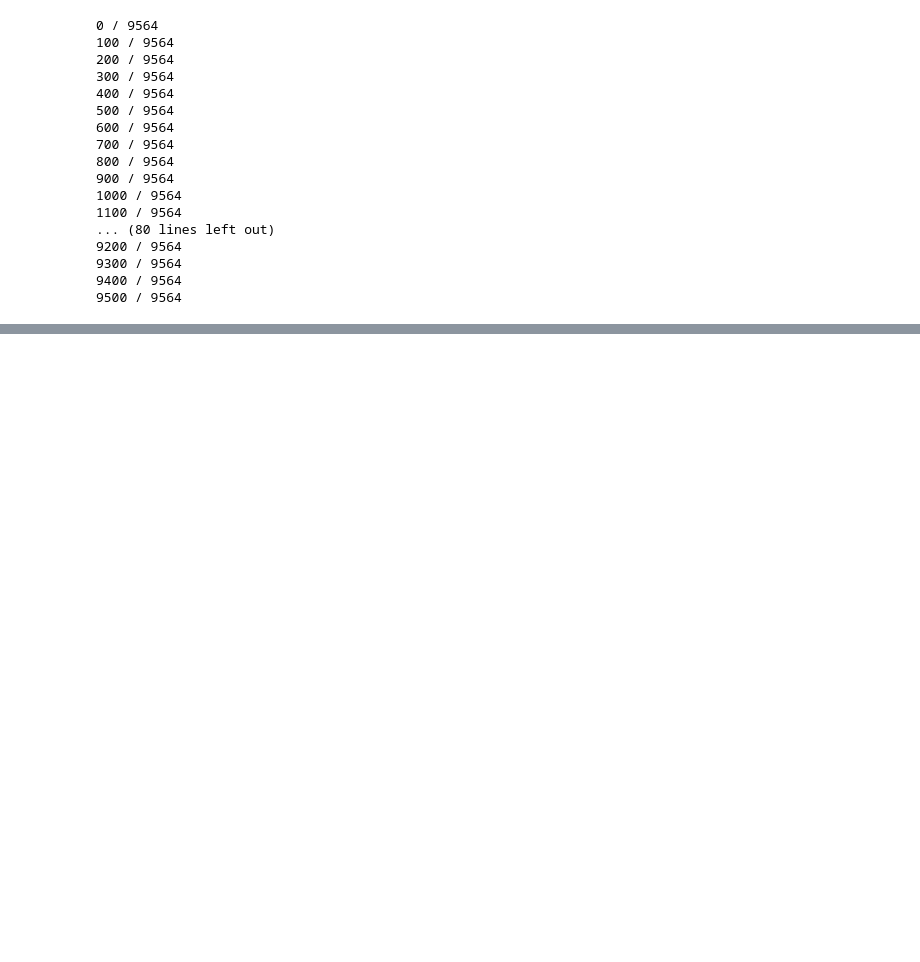
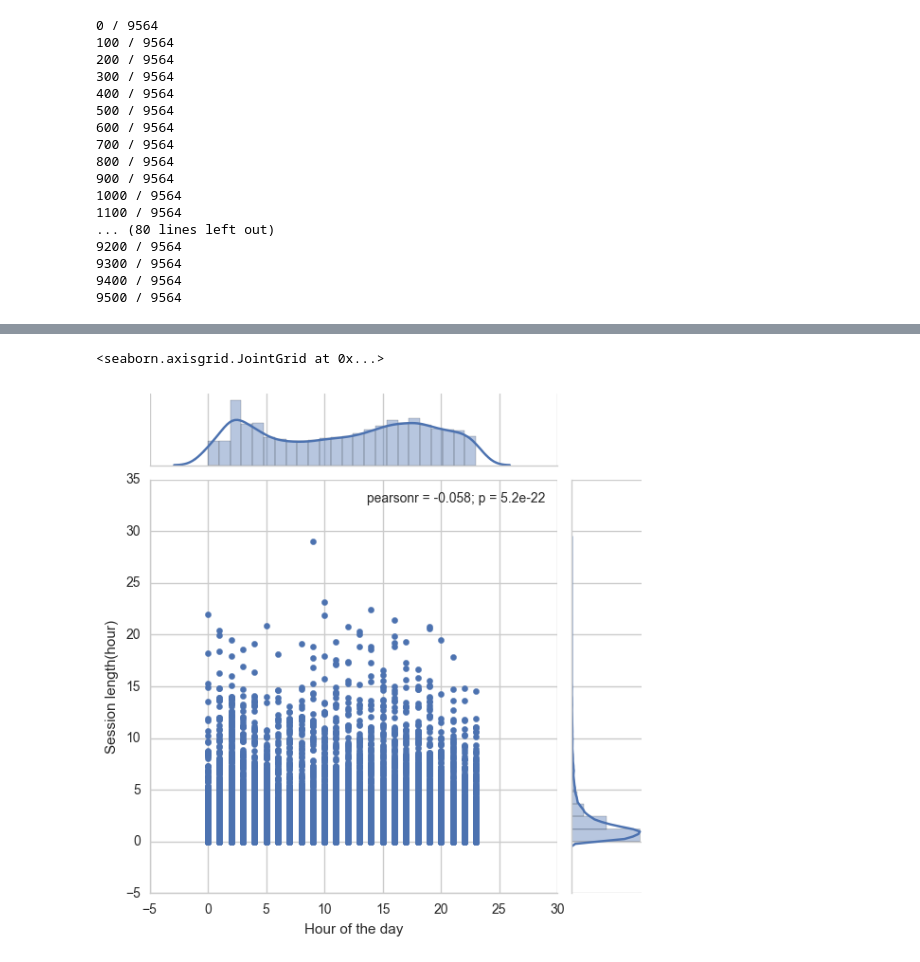
Before and after one commit to CyriacAzefack/Spotify, a Jupyter notebook: 1. Session Breakdown.ipynb, the cells around one changed output, grey strips where cells are left out. Saved outputs shown, nothing was run; the diff lists cells and outputs as text; code cells hidden in the pictures; blank space fills up the shorter version.

```diff
--- a/1. Session Breakdown.ipynb
+++ b/1. Session Breakdown.ipynb
@@ -316,0 +341,20 @@ g.map(plt.hist, "sum_ms_played", color="steelblue", bins=20, lw=1)
+# %%
+import datetime
+#Compute the hour of the day and the day of the week for sessions
+session_data  = data
+
+session_per_hour = data.groupby(['session_id'], as_index=False).agg({
+        'ms_played' : 'sum',
+        'start_timestamp' : np.min,
+    })
+
+session_per_hour.columns = ['session_id', 'session_length', 'start_timestamp']
+session_per_hour.session_length = session_per_hour.session_length/(1000*3600)
+
+session_per_hour['hour'] =  session_per_hour['start_timestamp'].apply(lambda x: datetime.datetime.fromtimestamp(x).hour)
+session_per_hour['weekday'] = session_per_hour['start_timestamp'].apply(lambda x: datetime.datetime.fromtimestamp(x).isoweekday())
+# %%
+sns.jointplot(data=session_per_hour, x='hour', y='session_length', marginal_kws=dict(bins=24, rug=False, kde=True)).set_axis_labels("Hour of the day", "Session length(hour)")
+# %% [output]
+<seaborn.axisgrid.JointGrid at 0x...>
+[figure, added]
```
Also changed, not shown: parts of 14 cells of this notebook, 2 other files.
